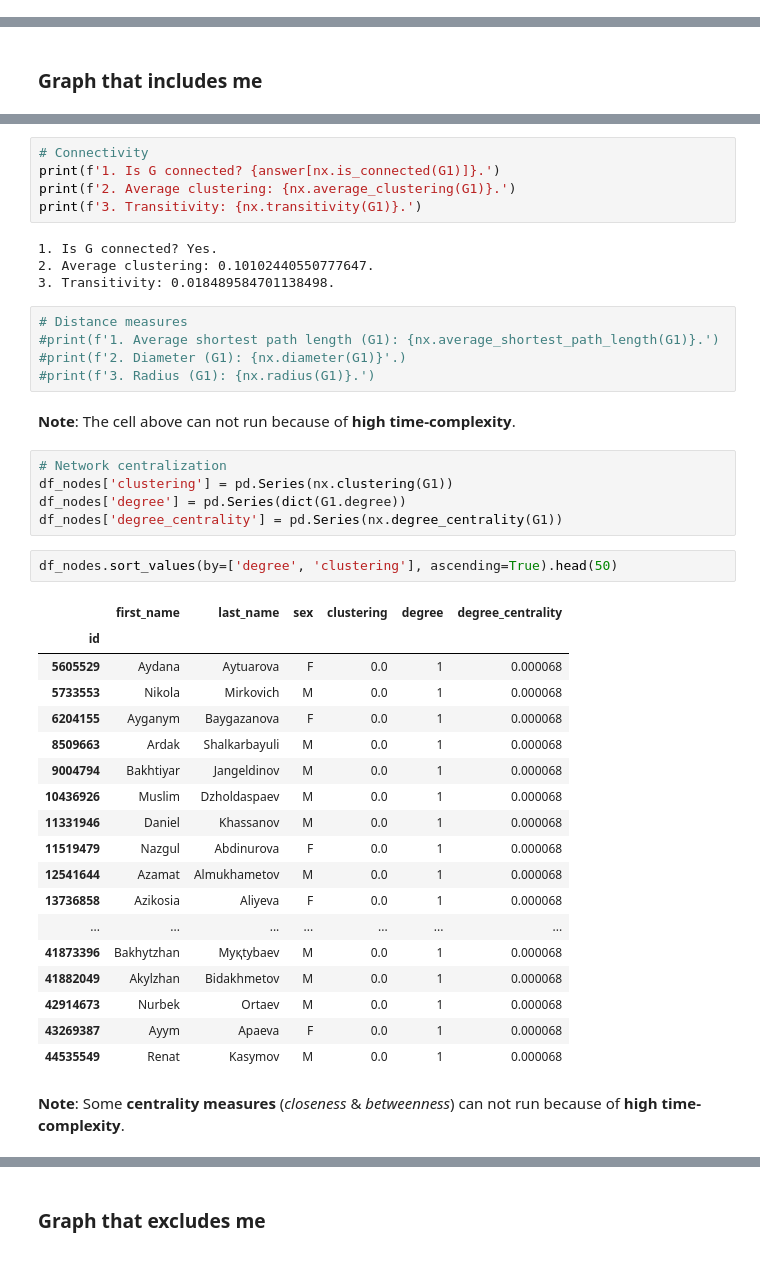
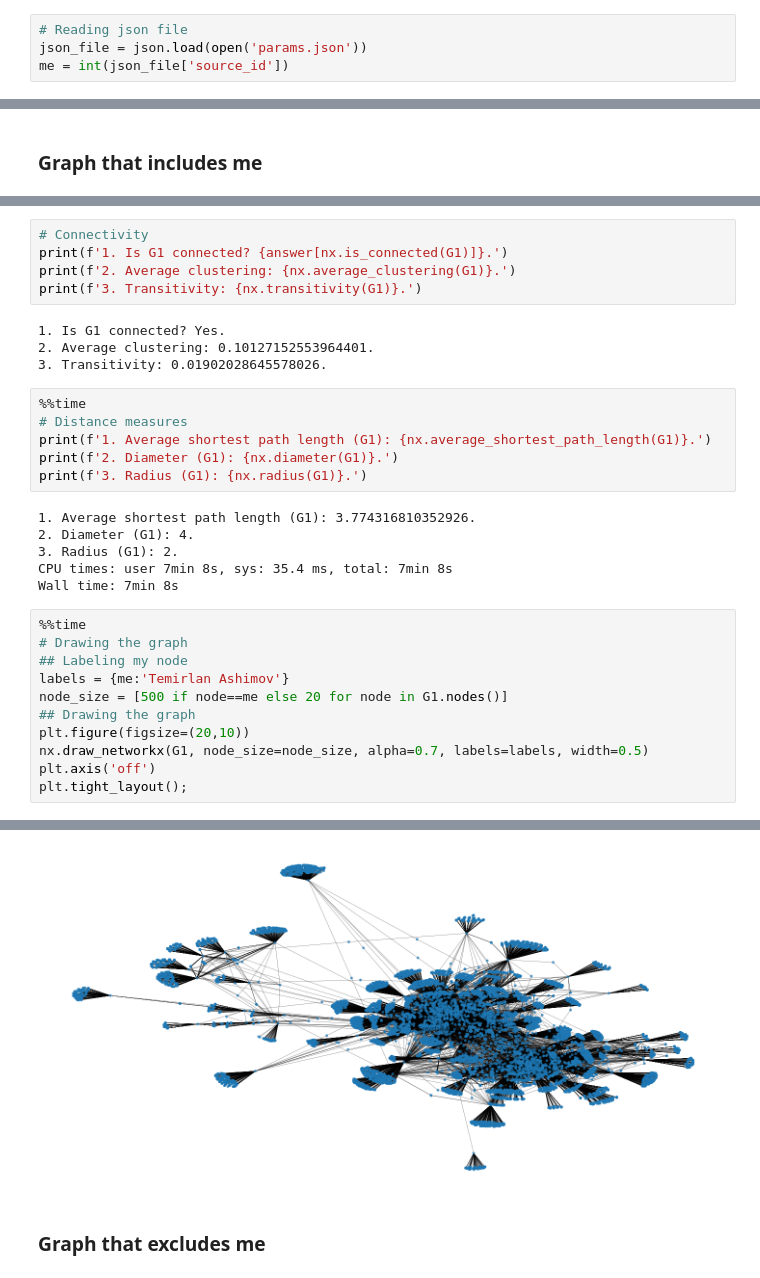
Before and after one commit to ashimovtemirlan/Data_Science, a Jupyter notebook: vk_api/social_graph.ipynb, the cells around one changed output, grey strips where cells are left out. Cells and saved outputs as stored; diff of their text form.

```diff
--- a/vk_api/social_graph.ipynb
+++ b/vk_api/social_graph.ipynb
@@ -19,5 +19,9 @@ def calculate_age(x):
         return (today - bdate) // np.timedelta64(1, 'Y')
     except:
         return np.nan
+# %%
+# Reading json file
+json_file = json.load(open('params.json'))
+me = int(json_file['source_id'])
 # %%
 # Reading data
@@ -134,44 +138,33 @@ Average degree:   2.9343
 # %%
 # Connectivity
-print(f'1. Is G connected? {answer[nx.is_connected(G1)]}.')
+print(f'1. Is G1 connected? {answer[nx.is_connected(G1)]}.')
 print(f'2. Average clustering: {nx.average_clustering(G1)}.')
 print(f'3. Transitivity: {nx.transitivity(G1)}.')
 # %% [output]
-1. Is G connected? Yes.
-2. Average clustering: 0.10102440550777647.
-3. Transitivity: 0.018489584701138498.
+1. Is G1 connected? Yes.
+2. Average clustering: 0.10127152553964401.
+3. Transitivity: 0.01902028645578026.
 # %%
+%%time
 # Distance measures
-#print(f'1. Average shortest path length (G1): {nx.average_shortest_path_length(G1)}.')
-#print(f'2. Diameter (G1): {nx.diameter(G1)}'.)
-#print(f'3. Radius (G1): {nx.radius(G1)}.')
+print(f'1. Average shortest path length (G1): {nx.average_shortest_path_length(G1)}.')
+print(f'2. Diameter (G1): {nx.diameter(G1)}.')
+print(f'3. Radius (G1): {nx.radius(G1)}.')
+# %% [output]
+1. Average shortest path length (G1): 3.774316810352926.
+2. Diameter (G1): 4.
+3. Radius (G1): 2.
+CPU times: user 7min 8s, sys: 35.4 ms, total: 7min 8s
+Wall time: 7min 8s
-# %% [markdown]
-**Note**: The cell above can not run because of **high time-complexity**.
-# %%
-# Network centralization
-df_nodes['clustering'] = pd.Series(nx.clustering(G1))
-df_nodes['degree'] = pd.Series(dict(G1.degree))
-df_nodes['degree_centrality'] = pd.Series(nx.degree_centrality(G1))
-# %%
-df_nodes.sort_values(by=['degree', 'clustering'], ascending=True).head(50)
-# %% [output]
-|  | first_name | last_name | sex | clustering | degree | degree_centrality |
-| id |  |  |  |  |  |  |
-| 5605529 | Aydana | Aytuarova | F | 0.0 | 1 | 0.000068 |
-| 5733553 | Nikola | Mirkovich | M | 0.0 | 1 | 0.000068 |
-| 6204155 | Ayganym | Baygazanova | F | 0.0 | 1 | 0.000068 |
-| 8509663 | Ardak | Shalkarbayuli | M | 0.0 | 1 | 0.000068 |
-| 9004794 | Bakhtiyar | Jangeldinov | M | 0.0 | 1 | 0.000068 |
-| 10436926 | Muslim | Dzholdaspaev | M | 0.0 | 1 | 0.000068 |
-| 11331946 | Daniel | Khassanov | M | 0.0 | 1 | 0.000068 |
-| 11519479 | Nazgul | Abdinurova | F | 0.0 | 1 | 0.000068 |
-| 12541644 | Azamat | Almukhametov | M | 0.0 | 1 | 0.000068 |
-| 13736858 | Azikosia | Aliyeva | F | 0.0 | 1 | 0.000068 |
-| ... | ... | ... | ... | ... | ... | ... |
-| 41873396 | Bakhytzhan | Myқtybaev | M | 0.0 | 1 | 0.000068 |
-| 41882049 | Akylzhan | Bidakhmetov | M | 0.0 | 1 | 0.000068 |
-| 42914673 | Nurbek | Ortaev | M | 0.0 | 1 | 0.000068 |
-| 43269387 | Ayym | Apaeva | F | 0.0 | 1 | 0.000068 |
-| 44535549 | Renat | Kasymov | M | 0.0 | 1 | 0.000068 |
-# %% [markdown]
-**Note**: Some **centrality measures** (*closeness* & *betweenness*) can not run because of **high time-complexity**.
+# %%
+%%time
+# Drawing the graph
+## Labeling my node
+labels = {me:'Temirlan Ashimov'}
+node_size = [500 if node==me else 20 for node in G1.nodes()]
+## Drawing the graph
+plt.figure(figsize=(20,10))
+nx.draw_networkx(G1, node_size=node_size, alpha=0.7, labels=labels, width=0.5)
+plt.axis('off')
+plt.tight_layout();
+# %% [output]
@@ -178,3 +173,4 @@ df_nodes.sort_values(by=['degree', 'clustering'], ascending=True).head(50)
+[figure, added]
 # %% [markdown]
 ### Graph that excludes me
 # %%
```
Also changed, not shown: parts of 11 cells of this notebook.
